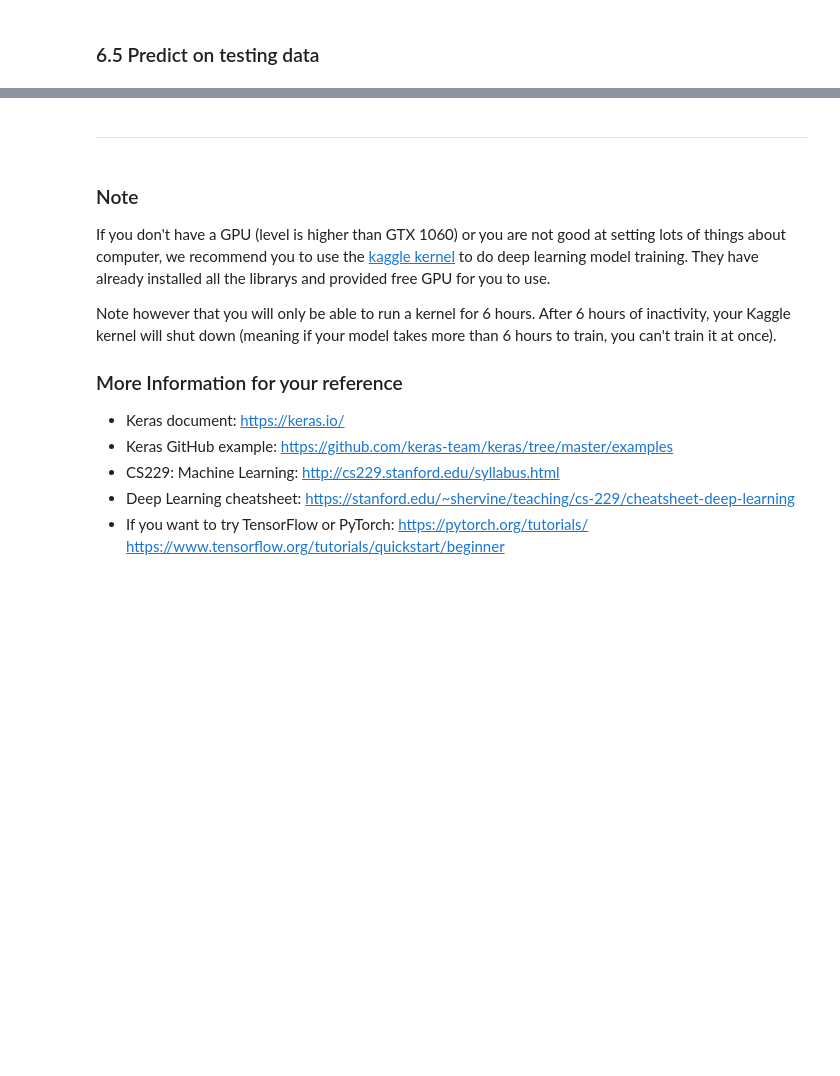
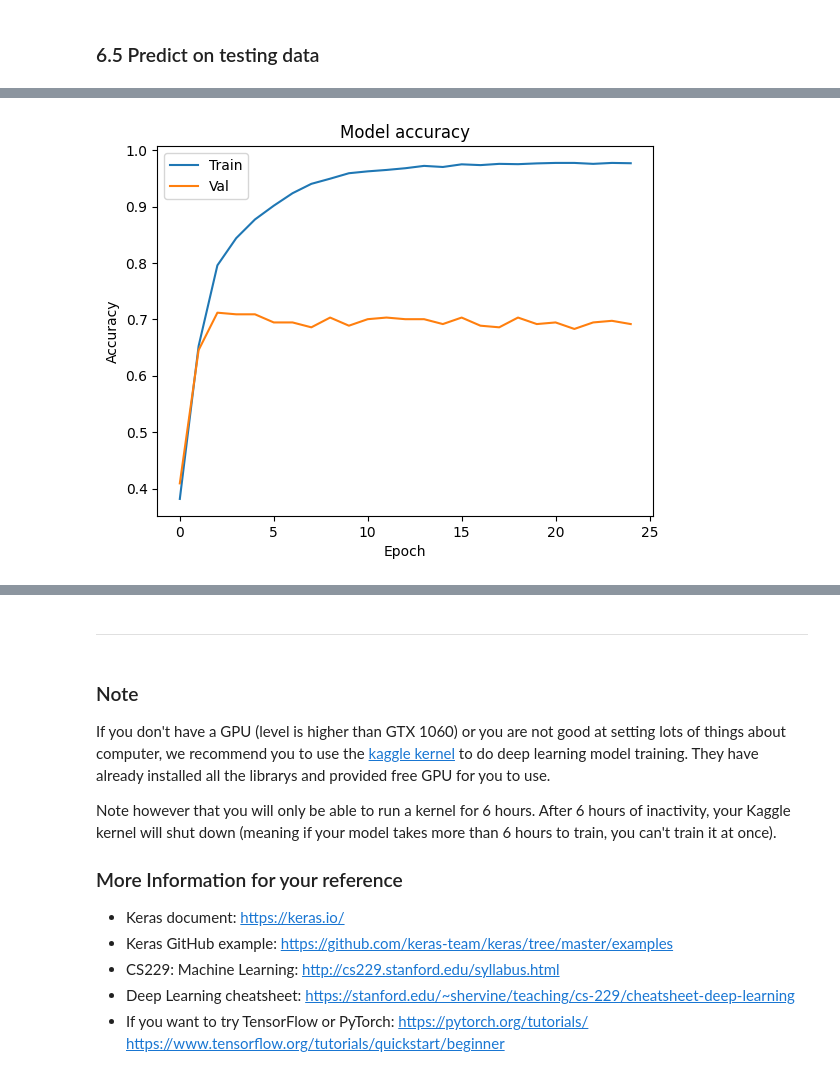
Before and after one commit to ARui-tw/DM2022-Lab2-Master, a Jupyter notebook: DM2022-Lab2-Master.ipynb, the cells around one changed output, grey strips where cells are left out. Drawn from its saved outputs; the diff is of its cells as text; code cells hidden in the pictures; blank space fills up the shorter version.

```diff
--- a/DM2022-Lab2-Master.ipynb
+++ b/DM2022-Lab2-Master.ipynb
@@ -749,0 +771,12 @@ Plot the Training and Validation Accuracy and Loss (different plots), just like
+# %%
+# plot training and validation accuracy values
+
+plt.plot(training_log['accuracy'])
+plt.plot(training_log['val_accuracy'])
+plt.title('Model accuracy')
+plt.ylabel('Accuracy')
+plt.xlabel('Epoch')
+plt.legend(['Train', 'Val'], loc='upper left')
+plt.show()
+# %% [output]
+[figure, added]
```
Also changed, not shown: parts of 25 cells of this notebook.
